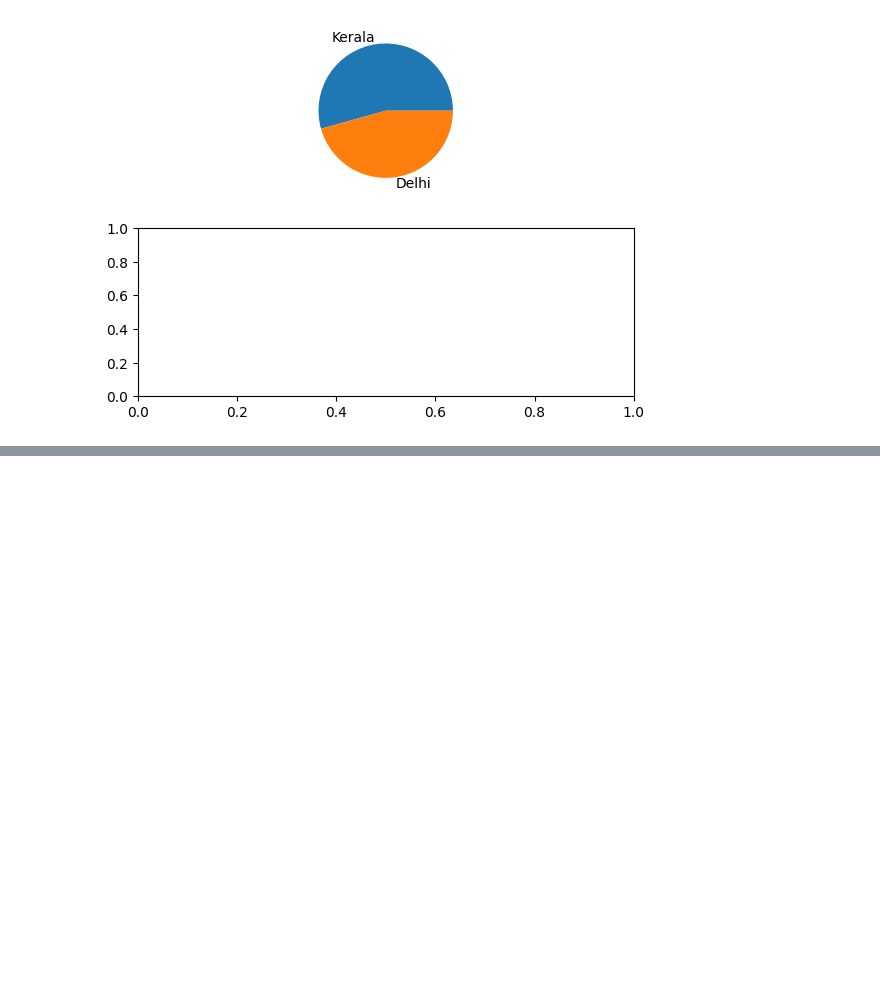
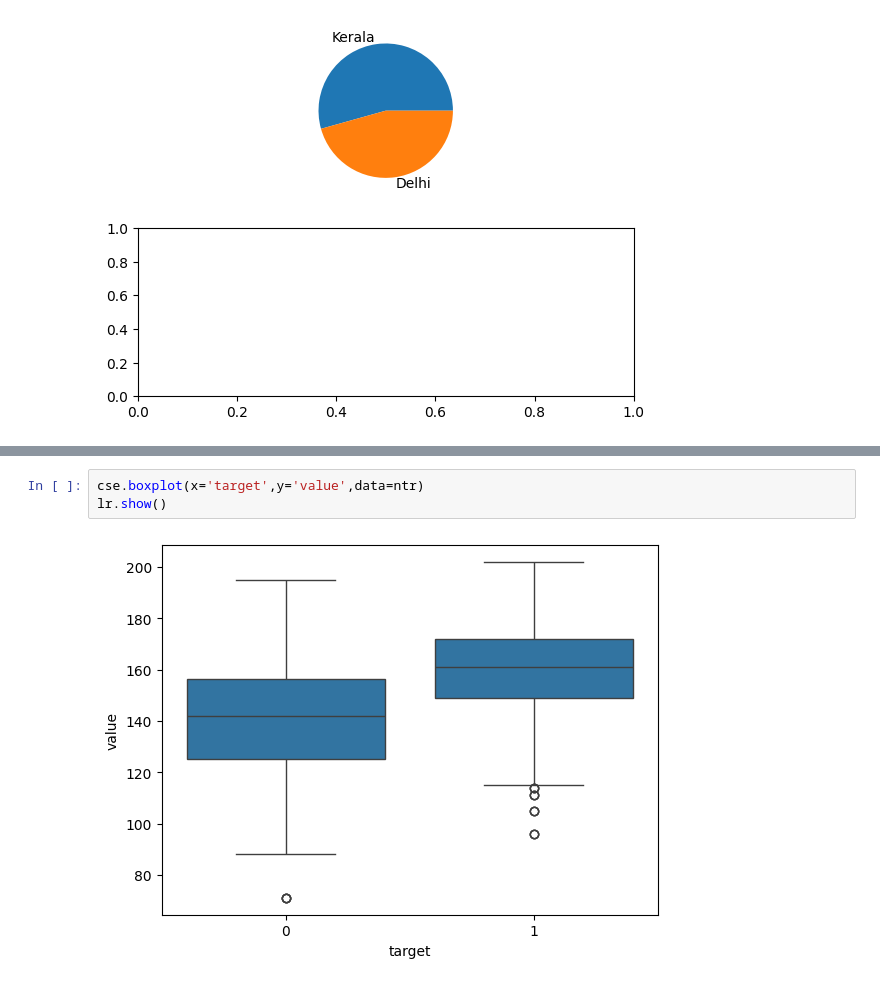
Before and after one commit to 22491A05D4/CASE122491A05D4, a Jupyter notebook: CSE4.ipynb, the cells around one changed output, grey strips where cells are left out. Saved outputs shown, nothing was run; the diff lists cells and outputs as text; blank space fills up the shorter version.

```diff
--- a/CSE4.ipynb
+++ b/CSE4.ipynb
@@ -273,0 +312,5 @@ diag[0].pie(ysr,labels=tdp)
+# %%
+cse.boxplot(x='target',y='value',data=ntr)
+lr.show()
+# %% [output]
+[figure, added]
```
Also changed, not shown: parts of 3 cells of this notebook.
